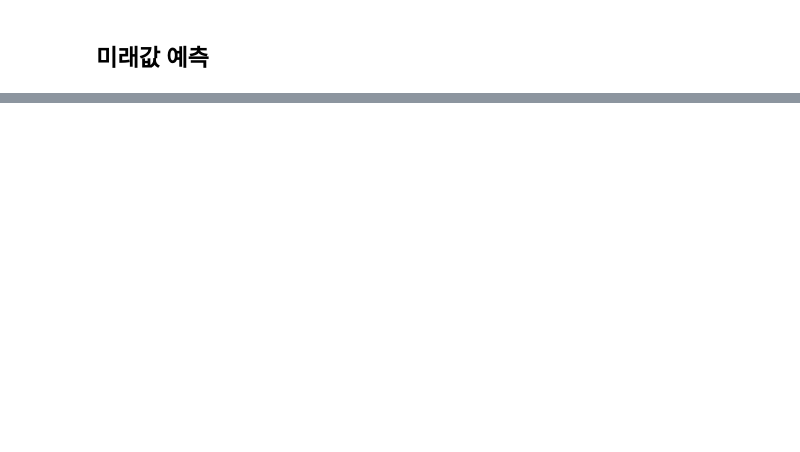
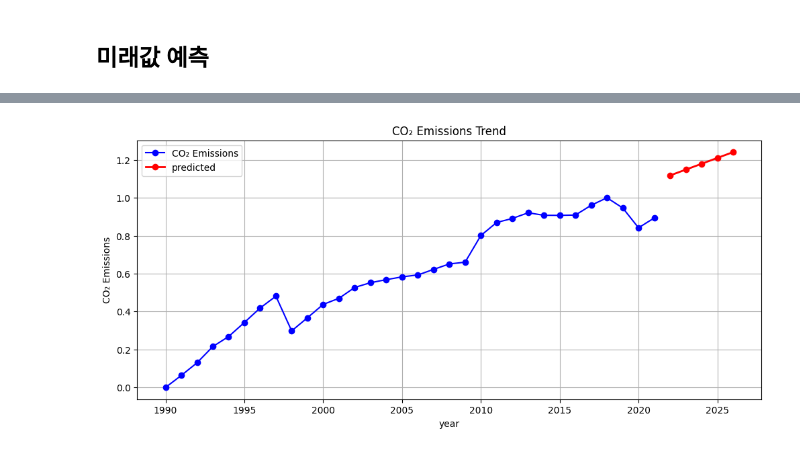
Before and after one commit to chaerish/skala-practice, a Jupyter notebook: datapractice.ipynb, the cells around one changed output, grey strips where cells are left out. Saved outputs shown, nothing was run; the diff lists cells and outputs as text; code cells hidden in the pictures; blank space fills up the shorter version.

```diff
--- a/datapractice.ipynb
+++ b/datapractice.ipynb
@@ -145,0 +142,19 @@ plt.figure()
+# %%
+plt.figure(figsize=(12,5)) #그래프 크기를 가로 12인치, 세로 5인치로 설정
+#x축은 연도 데이터
+#y축은 Net 탄소 배출량
+#marker = "o" 데이터 포인트마다 원형 마커 표시 o
+#linestype= 선을 연결하는 스타일 (실선)
+#label=co2 범례에서 표시할 이름
+plt.plot(df["year"],df['Normalized_Net'], marker="o", linestyle="-", label="CO₂ Emissions",color="blue")
+plt.plot(future_years,future_predictions,color="red",marker="o", linestyle="-",linewidth=2,label="predicted")
+#X축 설정(5년 단위로 눈금)
+#그래프 설정
+plt.xlabel("year")
+plt.ylabel("CO₂ Emissions")
+plt.title("CO₂ Emissions Trend")
+plt.legend()
+plt.grid()
+plt.show()
+# %% [output]
+[figure, added]
```
Also changed, not shown: parts of 3 cells of this notebook.
